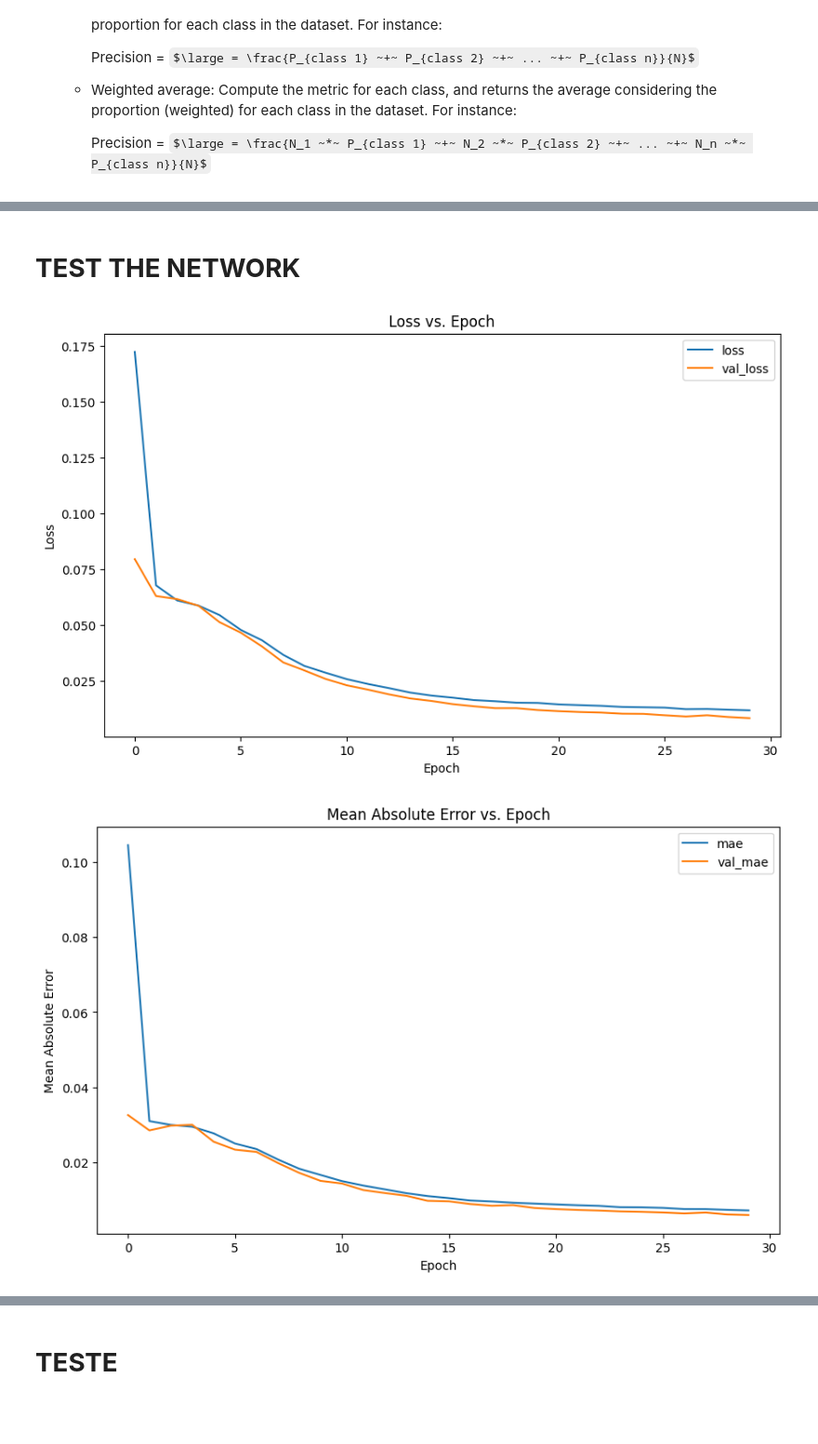
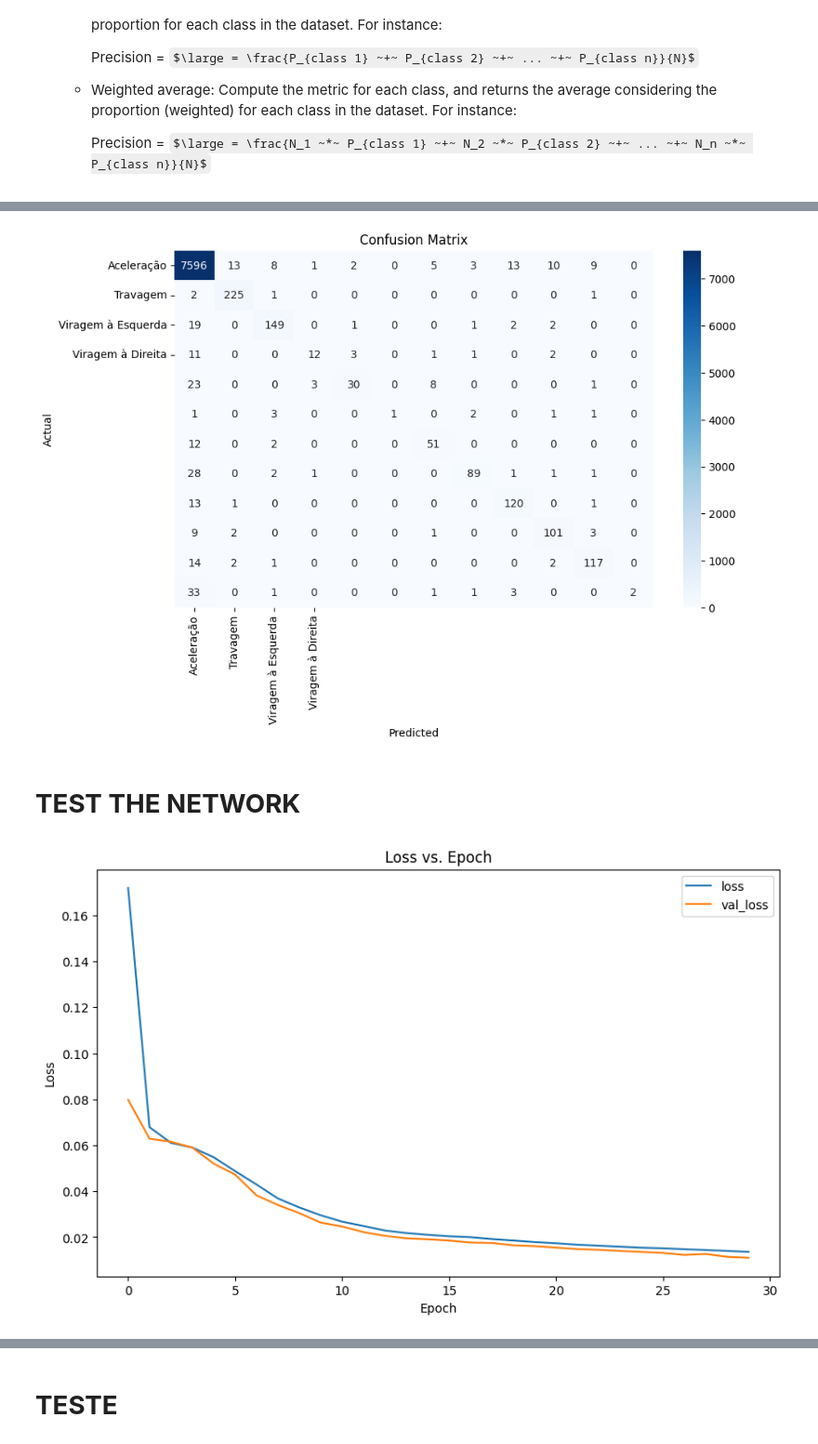
Before and after one commit to albertopingo/AI-driving-classification_FinalProject_CEng, a Jupyter notebook: code/first-approach/1A-StackedLSTM.ipynb, the cells around one changed output, grey strips where cells are left out. Shown at 93% size. Drawn from its saved outputs; the diff is of its cells as text; code cells hidden in the pictures; some formulas as TeX source; blank space fills up the shorter version.

```diff
--- a/code/first-approach/1A-StackedLSTM.ipynb
+++ b/code/first-approach/1A-StackedLSTM.ipynb
@@ -466,15 +466,17 @@ print(test.shape)
 # %%
-model_lstm = Sequential()
-model_lstm.add(LSTM(64, input_shape=(1, train.shape[2]), return_sequences=True))
-model_lstm.add(Dropout(0.2))
+# K.clear_session()
 
-model_lstm.add(LSTM(64))
-model_lstm.add(Dropout(0.2))
+model = Sequential()
+model.add(LSTM(64, input_shape=(1, train.shape[2]), return_sequences=True))
+model.add(Dropout(0.2))
 
-model_lstm.add(Dense(32,activation='relu'))
-model_lstm.add(Dense(12,activation='sigmoid'))
+model.add(LSTM(64))
+model.add(Dropout(0.2))
 
-model_lstm.summary()
+model.add(Dense(32,activation='relu'))
+model.add(Dense(12,activation='sigmoid'))
+
+# Compile the model
 # %% [markdown]
 ## Compile Model
 
@@ -486,2 +491,2 @@ Exploring the *Adam* optimizer.
 # %%
-model_lstm.compile(optimizer='adam', loss='binary_crossentropy', metrics=['mae'])
+model.compile(optimizer='adam', loss='binary_crossentropy', metrics=['accuracy'])
@@ -506,6 +513,6 @@ best_model = ModelCheckpoint(best_model_file, monitor='val_loss', mode='min', ve
 
 
 # Train the model
-history = model_lstm.fit(train, y_train, epochs=30,  batch_size=64, callbacks=[early_stopping,best_model,reduce_lr], validation_data=(test, y_test))
+history = model.fit(train, y_train, epochs=30,  batch_size=64, callbacks=[early_stopping,best_model,reduce_lr], validation_data=(test, y_test))
 # %% [output]
 Epoch 1/30
@@ -685,28 +625,29 @@ metrics_df
+# %%
+from sklearn.metrics import confusion_matrix
+conf_matrix = confusion_matrix(y_test.argmax(axis=1), y_pred.argmax(axis=1))
+
+plt.figure(figsize=(10, 6))
+sns.heatmap(conf_matrix, annot=True, fmt='d', cmap='Blues', xticklabels=manobras_labels, yticklabels=manobras_labels)
+plt.xlabel('Predicted')
+plt.ylabel('Actual')
+plt.title('Confusion Matrix')
+plt.show()
+# %% [output]
+[figure, added]
 # %% [markdown]
 # **TEST THE NETWORK**
 # %%
 #plot loss e val_loss
 plt.figure(figsize=(10, 6))
 plt.plot(history.history['loss'], label='loss')
 plt.plot(history.history['val_loss'], label='val_loss')
 plt.xlabel('Epoch')
 plt.ylabel('Loss')
 plt.title('Loss vs. Epoch')
 plt.legend()
 plt.show()
-
-#plot mae e val_mae
-plt.figure(figsize=(10, 6))
-plt.plot(history.history['mae'], label='mae')
-plt.plot(history.history['val_mae'], label='val_mae')
-plt.xlabel('Epoch')
-plt.ylabel('Mean Absolute Error')
-plt.title('Mean Absolute Error vs. Epoch')
-plt.legend()
-plt.show()
 # %% [output]
-[figure, old version]
+[figure, new version]
-[figure, removed]
 # %%
 
 def visualize_predictions(x_test, y_test, model, num_samples=100):
```
Also changed, not shown: parts of 20 cells of this notebook, 36 other files.
